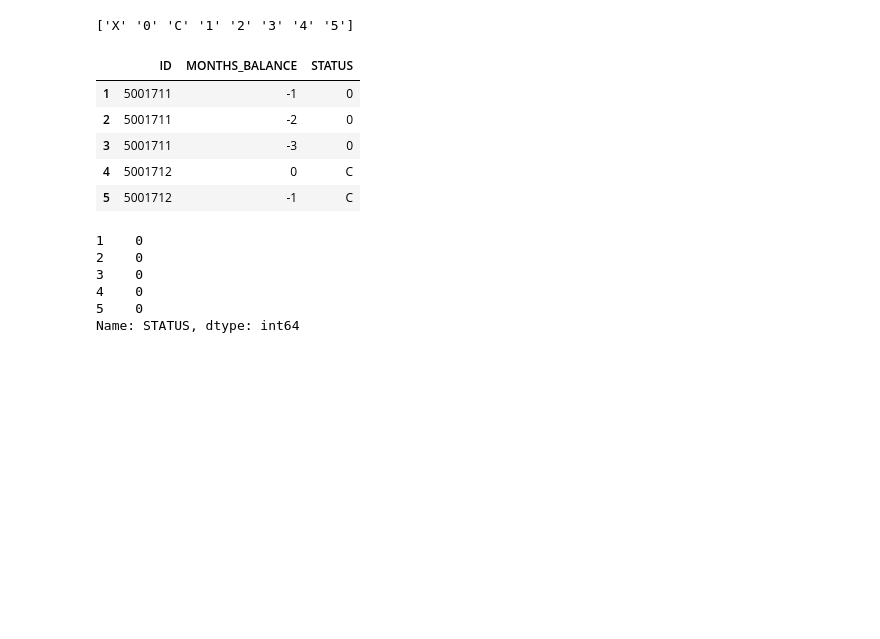
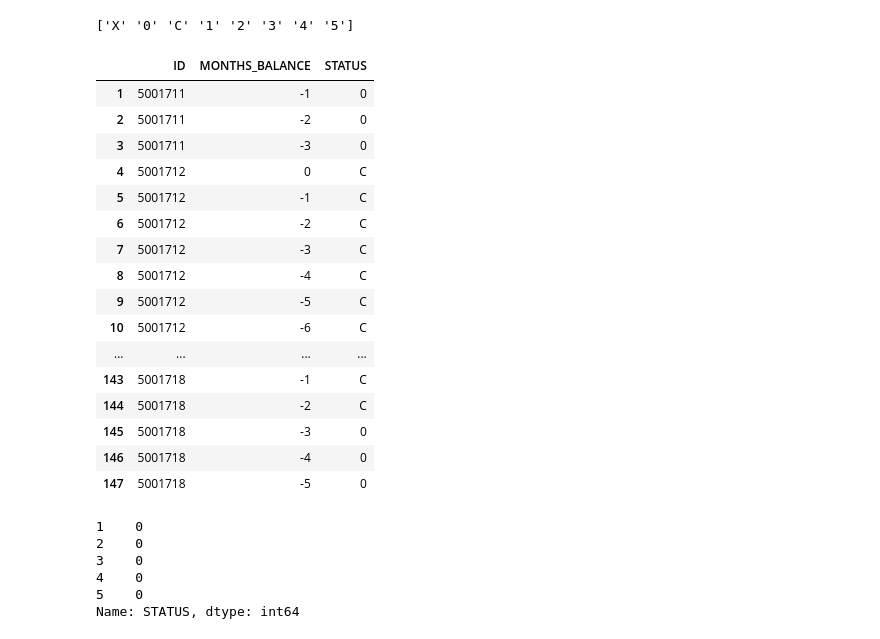
Before and after one commit to lilstanli/project4-team1, a Jupyter notebook: pre_processing.ipynb, the cells around one changed output. Cells and saved outputs as stored; diff of their text form; code cells hidden in the pictures; blank space fills up the shorter version.

```diff
--- a/pre_processing.ipynb
+++ b/pre_processing.ipynb
@@ -219,16 +251,27 @@ print(credit_record.STATUS.unique())
 # %%
 # Since the "X" value signifies "No loan for the month", this can be counted as irrelevant
 # to whether or not they defaulted and if used could create bias
 # There are a lot of account numbers with a month_balances with corresponding status labeled as "X" so can't be used
 credit_record.drop(credit_record[credit_record["STATUS"] == "X"].index, inplace = True)
-credit_record.head()
+credit_record.head(50)
 # %% [output]
 |  | ID | MONTHS_BALANCE | STATUS |
 | 1 | 5001711 | -1 | 0 |
 | 2 | 5001711 | -2 | 0 |
 | 3 | 5001711 | -3 | 0 |
 | 4 | 5001712 | 0 | C |
 | 5 | 5001712 | -1 | C |
+| 6 | 5001712 | -2 | C |
+| 7 | 5001712 | -3 | C |
+| 8 | 5001712 | -4 | C |
+| 9 | 5001712 | -5 | C |
+| 10 | 5001712 | -6 | C |
+| ... | ... | ... | ... |
+| 143 | 5001718 | -1 | C |
+| 144 | 5001718 | -2 | C |
+| 145 | 5001718 | -3 | 0 |
+| 146 | 5001718 | -4 | 0 |
+| 147 | 5001718 | -5 | 0 |
 # %%
 # Replace categorical credit status values with binary values
 credit_record = credit_record.apply(lambda x: x.replace({'C': 0, '0' : 0, '1' : 1, '2' : 1, '3' : 1, '4' : 1, '5' : 1}, regex=True))
```
Also changed, not shown: parts of 8 cells of this notebook, 4 other files.
